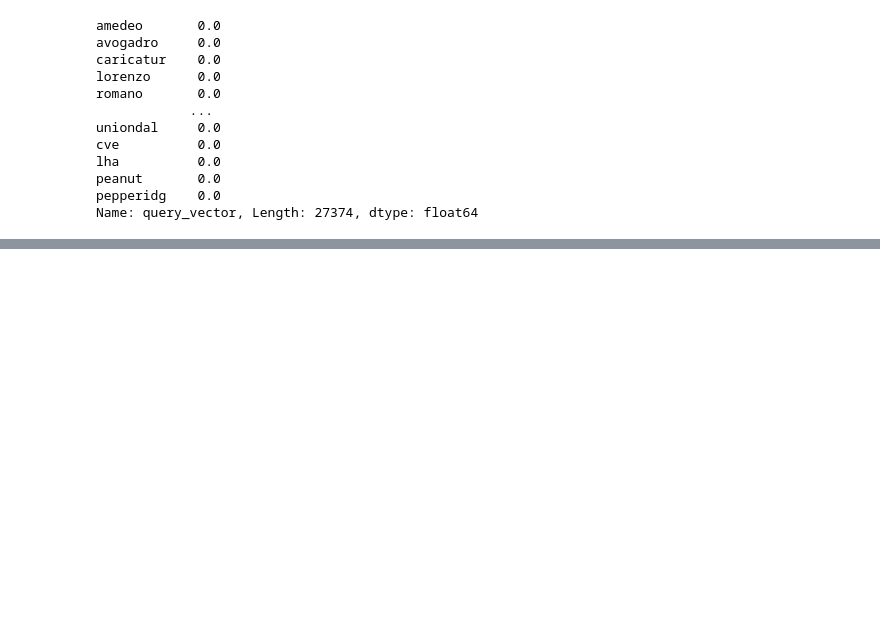
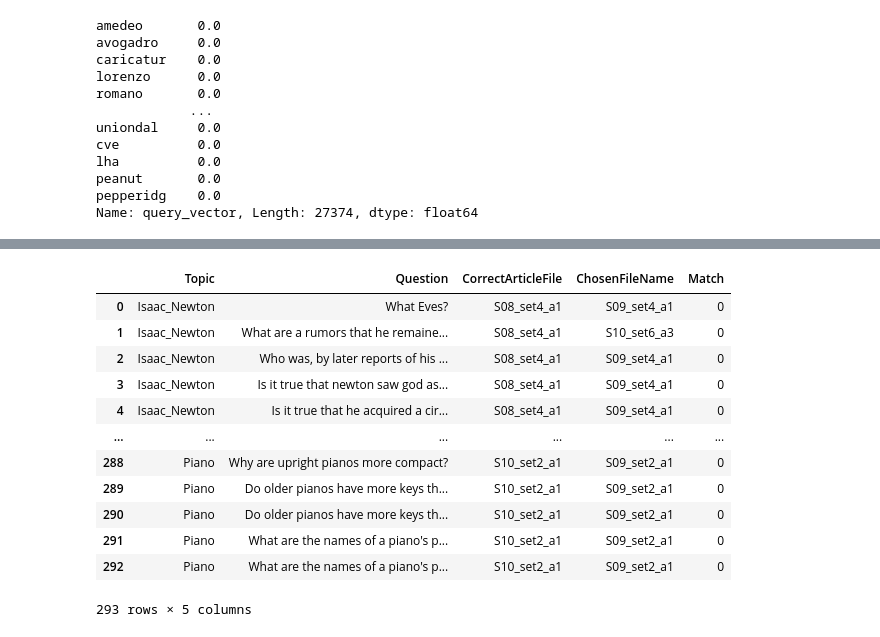
Before and after one commit to ginawelsh/RAGTinyLlama, a Jupyter notebook: baseline_tf_idf.ipynb, the cells around one changed output, grey strips where cells are left out. Drawn from its saved outputs; the diff is of its cells as text; code cells hidden in the pictures; blank space fills up the shorter version.

```diff
--- a/baseline_tf_idf.ipynb
+++ b/baseline_tf_idf.ipynb
@@ -432,9 +422,9 @@ questions_lst
 # %%
 # get list of questions and their corresponding document ids
 
-convert_to_dict = questions_lst.to_dict(orient='records')
+convert_to_dict = selected_questions.to_dict(orient='records')
 
-question_document_pairs = {entry['Question']: entry['ArticleFile'] for entry in convert_to_dict}
+selected_question_doc_pairs = {entry['Question']: entry['CorrectArticleFile'] for entry in convert_to_dict}
 
-question_document_pairs
+selected_question_doc_pairs
 # %% [output]
@@ -458,18 +448,13 @@ question_document_pairs
 # %%
 # compare output of tf_idf baseline with gold standard
 
+queries = list(i for i in selected_question_doc_pairs.keys())
 
-#calculate_cosine_similiarity(tf_idf_docs_vector, doc_ids, 'query_vector')
-
-queries = list(question_document_pairs.keys())
-documents = list(question_document_pairs.values())
-
-
-queries
+documents = list(selected_question_doc_pairs.values())
 
 top_cosines = {}
-for query, document in question_document_pairs.items():
-    print(query)
+
+for query, document in selected_question_doc_pairs.items():
     query_vector = vectorise_query(query, corpus_vector=tf_idf_docs_vector)
     cosine_scores = calculate_cosine_similiarity(tf_idf_docs_vector, doc_ids, 'query_vector')
     top_cosine = list(calculate_cosine_similiarity(tf_idf_docs_vector, doc_ids, 'query_vector'))[0]
@@ -480,7 +483,31 @@ top_cosines
 # %%
 
 top_cosines_df = pd.DataFrame(top_cosines.items(), columns=["Question", "File Name"])
-top_cosines_df
+top_cosines_df.columns = ['Question', 'ChosenFileName']
 
 with open('documents_retrieved.csv', 'w') as f:
     top_cosines_df.to_csv(f)
+
+
+final_lst = pd.merge(selected_questions, top_cosines_df)
+
+final_lst['Match'] = final_lst.apply(lambda row: 1 if row['CorrectArticleFile'] == row['ChosenFileName'] else 0, axis=1)
+
+with open('final_results.csv', 'w') as f:
+    final_lst.to_csv(f)
+
+final_lst
+# %% [output]
+|  | Topic | Question | CorrectArticleFile | ChosenFileName | Match |
+| 0 | Isaac_Newton | What Eves? | S08_set4_a1 | S09_set4_a1 | 0 |
+| 1 | Isaac_Newton | What are a rumors that he remaine... | S08_set4_a1 | S10_set6_a3 | 0 |
+| 2 | Isaac_Newton | Who was, by later reports of his ... | S08_set4_a1 | S09_set4_a1 | 0 |
+| 3 | Isaac_Newton | Is it true that newton saw god as... | S08_set4_a1 | S09_set4_a1 | 0 |
+| 4 | Isaac_Newton | Is it true that he acquired a cir... | S08_set4_a1 | S09_set4_a1 | 0 |
+| ... | ... | ... | ... | ... | ... |
+| 288 | Piano | Why are upright pianos more compact? | S10_set2_a1 | S09_set2_a1 | 0 |
+| 289 | Piano | Do older pianos have more keys th... | S10_set2_a1 | S09_set2_a1 | 0 |
+| 290 | Piano | Do older pianos have more keys th... | S10_set2_a1 | S09_set2_a1 | 0 |
+| 291 | Piano | What are the names of a piano's p... | S10_set2_a1 | S09_set2_a1 | 0 |
+| 292 | Piano | What are the names of a piano's p... | S10_set2_a1 | S09_set2_a1 | 0 |
+293 rows × 5 columns
```
Also changed, not shown: parts of 15 cells of this notebook, 5 other files.
